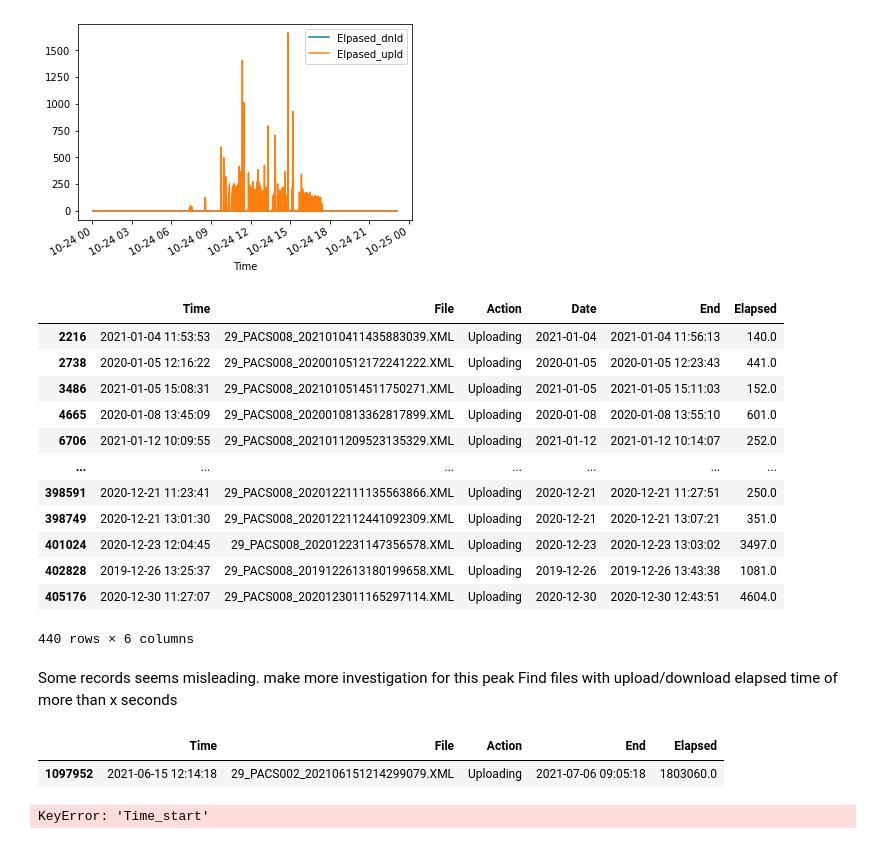
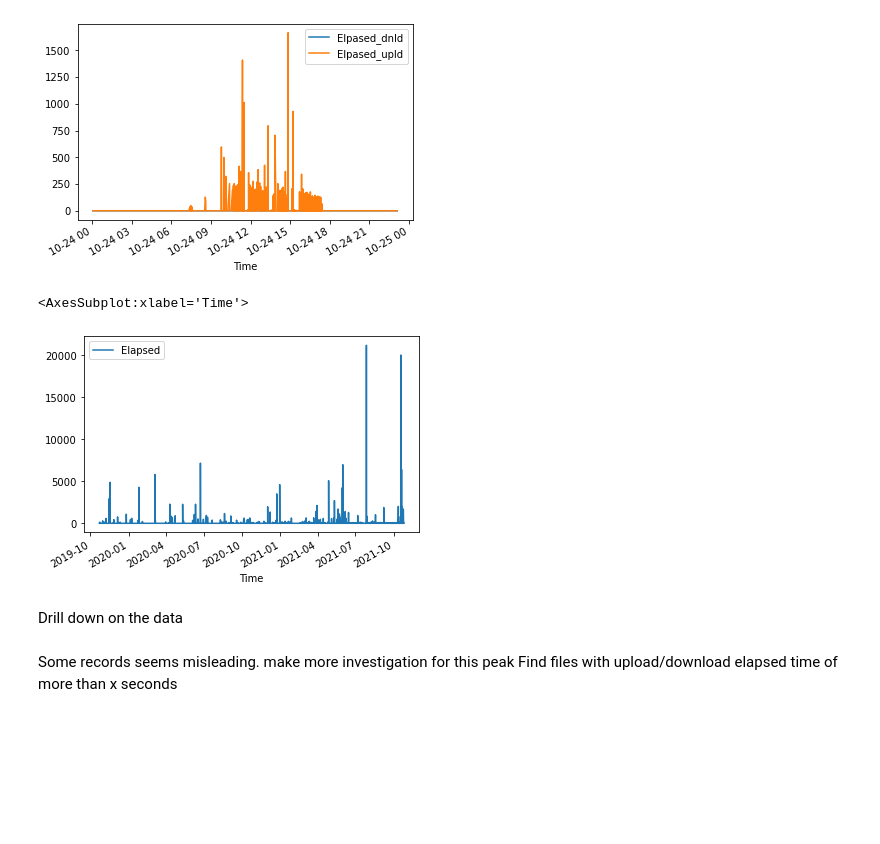
Before and after one commit to yjad/training, a Jupyter notebook: xml/ach_perf.ipynb, the cells around one changed output. Drawn from its saved outputs; the diff is of its cells as text; code cells hidden in the pictures; blank space fills up the shorter version.

```diff
--- a/xml/ach_perf.ipynb
+++ b/xml/ach_perf.ipynb
@@ -299,20 +221,10 @@ See the caveats in the documentation: https://pandas.pydata.org/pandas-docs/stab
   self._setitem_single_block(indexer, value, name)
 <AxesSubplot:xlabel='Time'>
 [figure]
-# %%
-load_time[load_time['Elapsed'] > 100]
-# d1[d1['File']== '29_PACS008_20211024113152535017.xml']
-# %% [output]
-|  | Time | File | Action | Date | End | Elapsed |
-| 2216 | 2021-01-04 11:53:53 | 29_PACS008_2021010411435883039.XML | Uploading | 2021-01-04 | 2021-01-04 11:56:13 | 140.0 |
-| 2738 | 2020-01-05 12:16:22 | 29_PACS008_2020010512172241222.XML | Uploading | 2020-01-05 | 2020-01-05 12:23:43 | 441.0 |
-| 3486 | 2021-01-05 15:08:31 | 29_PACS008_2021010514511750271.XML | Uploading | 2021-01-05 | 2021-01-05 15:11:03 | 152.0 |
-| 4665 | 2020-01-08 13:45:09 | 29_PACS008_2020010813362817899.XML | Uploading | 2020-01-08 | 2020-01-08 13:55:10 | 601.0 |
-| 6706 | 2021-01-12 10:09:55 | 29_PACS008_2021011209523135329.XML | Uploading | 2021-01-12 | 2021-01-12 10:14:07 | 252.0 |
-| ... | ... | ... | ... | ... | ... | ... |
-| 398591 | 2020-12-21 11:23:41 | 29_PACS008_2020122111135563866.XML | Uploading | 2020-12-21 | 2020-12-21 11:27:51 | 250.0 |
-| 398749 | 2020-12-21 13:01:30 | 29_PACS008_2020122112441092309.XML | Uploading | 2020-12-21 | 2020-12-21 13:07:21 | 351.0 |
-| 401024 | 2020-12-23 12:04:45 | 29_PACS008_202012231147356578.XML | Uploading | 2020-12-23 | 2020-12-23 13:03:02 | 3497.0 |
-| 402828 | 2019-12-26 13:25:37 | 29_PACS008_2019122613180199658.XML | Uploading | 2019-12-26 | 2019-12-26 13:43:38 | 1081.0 |
-| 405176 | 2020-12-30 11:27:07 | 29_PACS008_2020123011165297114.XML | Uploading | 2020-12-30 | 2020-12-30 12:43:51 | 4604.0 |
-440 rows × 6 columns
+# %%
+load_time.plot(x='Time', y=['Elapsed'])
+# %% [output]
+<AxesSubplot:xlabel='Time'>
+[figure, added]
+# %% [markdown]
+Drill down on the data
@@ -319,13 +238,3 @@ load_time[load_time['Elapsed'] > 100]
 # %% [markdown]
 Some records seems misleading. make more investigation for this peak
 Find files with upload/download elapsed time of more than x seconds
-# %%
-# load_time['Elapsed'].max()
-load_time.loc[load_time['Elapsed'] == load_time['Elapsed'].max()]
-# %% [output]
-|  | Time | File | Action | End | Elapsed |
-| 1097952 | 2021-06-15 12:14:18 | 29_PACS002_202106151214299079.XML | Uploading | 2021-07-06 09:05:18 | 1803060.0 |
-# %%
-dd =load_time.loc[load_time['Time'].dt.date ==np.datetime64('2021-10-25'), ['Time_start', 'elapsed']]
-# %% [output]
-KeyError: 'Time_start'
```
Also changed, not shown: parts of 18 cells of this notebook, 2 other files.
